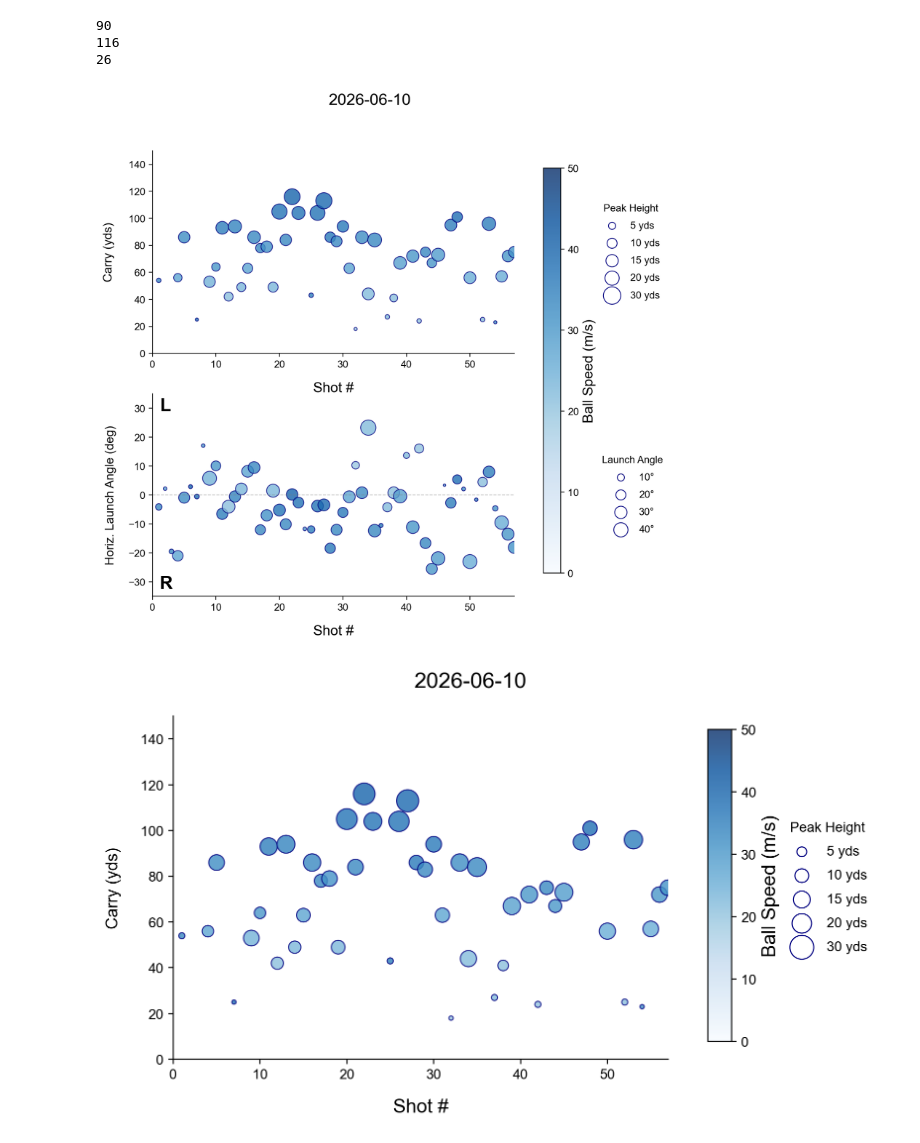
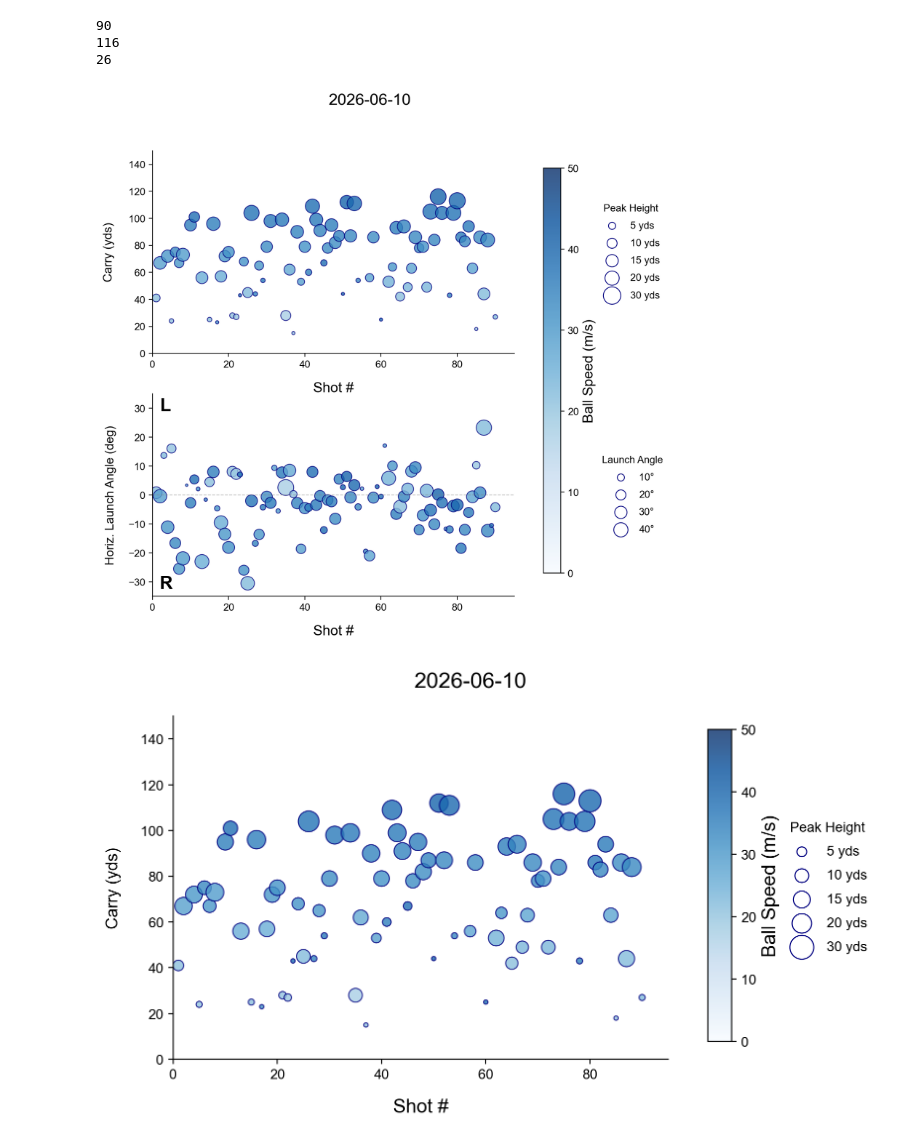
Before and after one commit to kouichi-c-nakamura/trackman-golf, a Jupyter notebook: 2026/2026-06-10 range/2026_06_10.ipynb, the cells around one changed output. Drawn from its saved outputs; the diff is of its cells as text; code cells hidden in the pictures.

```diff
--- a/2026/2026-06-10 range/2026_06_10.ipynb
+++ b/2026/2026-06-10 range/2026_06_10.ipynb
@@ -5,7 +5,7 @@ import pandas as pd
 import numpy as np
 from matplotlib import pyplot as plt
 
-CSV_PATH = "golf_shot_data_combined.csv"
+CSV_PATH = "golf_shot_data_renumbered.csv"
 
 df = pd.read_csv(CSV_PATH)
 # %% [output]
@@ -22,23 +22,23 @@ print(df['最高到達点 (yds)'].max())
 # %%
 from pathlib import Path
 import sys
 
 # ノートブックを実行しているディレクトリ (例: .../2026/2026-08-12)
 current_dir = Path.cwd()
 
 # 2階層上のディレクトリ（plot_trackman_golf.py がある場所）を取得
 project_root = current_dir.parents[1]
 
 # sys.path に追加
 if str(project_root) not in sys.path:
     sys.path.append(str(project_root))
 
 # インポートと呼び出し
 from plot_trackman_golf import plot_golf_shots
 
-plot_golf_shots("golf_shot_data_combined.csv", mode="two_panel", save_path="2026-06-10_range_2rows.png", xlim=[0, 57], title="2026-06-10");
+plot_golf_shots(CSV_PATH, mode="two_panel", save_path="2026-06-10_range_2rows.png", xlim=[0, df.shape[0]+5], title="2026-06-10");
 
-plot_golf_shots("golf_shot_data_combined.csv", mode="single", save_path="2026-06-10_range_single.png", xlim=[0, 57], title="2026-06-10");
+plot_golf_shots(CSV_PATH, mode="single", save_path="2026-06-10_range_single.png", xlim=[0, df.shape[0]+5], title="2026-06-10");
 # %% [output]
-[figure, old version]
+[figure, new version]
-[figure, old version]
+[figure, new version]
```
Also changed, not shown: 4 other files.
